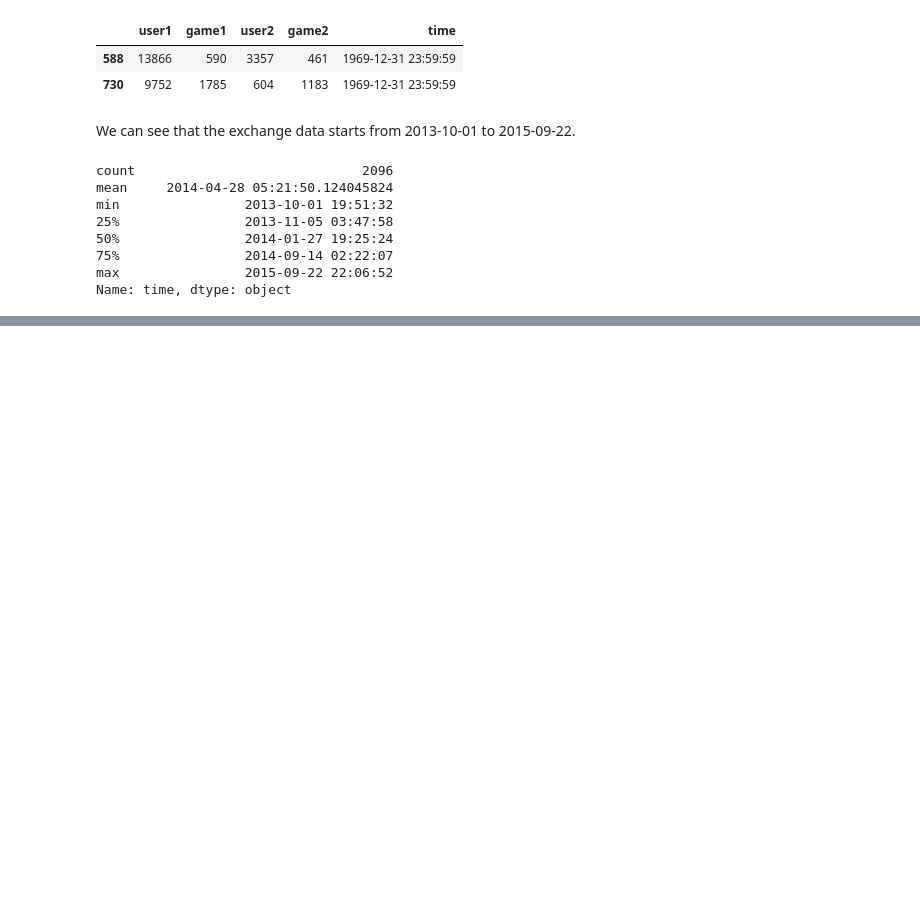
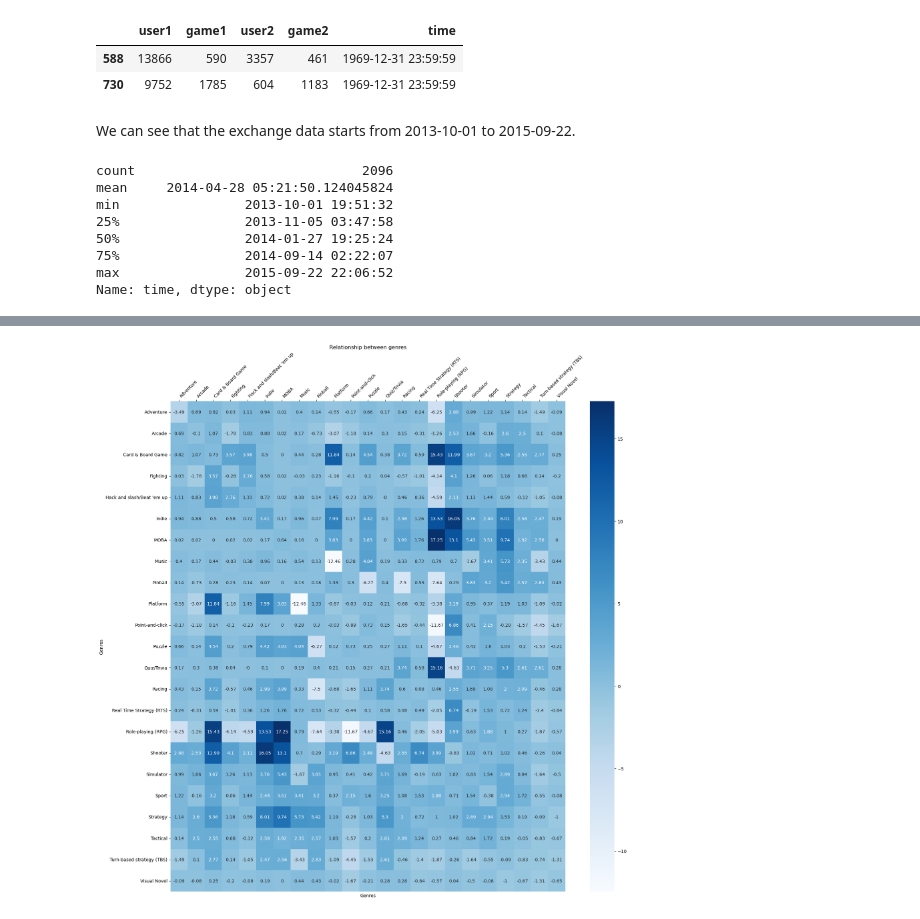
Before and after one commit to Jinyi-Liu/BZAN643-Project, a Jupyter notebook: 03_Exchange_Pattern.ipynb, the cells around one changed output, grey strips where cells are left out. Cells and saved outputs as stored; diff of their text form; code cells hidden in the pictures; blank space fills up the shorter version.

```diff
--- a/03_Exchange_Pattern.ipynb
+++ b/03_Exchange_Pattern.ipynb
@@ -124,0 +178,28 @@ plt.show()
+# %%
+relationship_confirmed = relationship_with_name(relationship_explode, genres_names)
+relationship_have_wish = relationship_with_name(have_wish_relationship, genres_names)
+
+genres_confirmed = relationship_confirmed.columns
+genres_have_wish = relationship_have_wish.columns
+
+# Expand the relationship_confirmed and relationship_have_wish to the same size
+relationship_confirmed = relationship_confirmed.reindex(index=relationship_have_wish.index, columns=relationship_have_wish.columns, fill_value=0)
+
+# Normalize the relationship_confirmed and relationship_have_wish, they are symmetric
+relationship_confirmed_norm = relationship_confirmed / relationship_confirmed.sum(axis=1)
+for i in range(relationship_confirmed_norm.shape[0]):
+    relationship_confirmed_norm.iloc[i,:] = relationship_confirmed_norm.iloc[:,i]
+relationship_confirmed_norm.fillna(0, inplace=True)
+
+relationship_have_wish_norm = relationship_have_wish / relationship_have_wish.sum(axis=1)
+for i in range(relationship_have_wish_norm.shape[0]):
+    relationship_have_wish_norm.iloc[i,:] = relationship_have_wish_norm.iloc[:,i]
+relationship_have_wish_norm.fillna(0, inplace=True)
+
+# Calculate the difference between relationship_confirmed and relationship_have_wish
+relationship_diff = relationship_have_wish_norm - relationship_confirmed_norm
+
+# Transform the dataframe to be better for plotting.
+relationship_diff_plot = relationship_diff.copy()
+relationship_diff_plot = 100 * relationship_diff_plot
+relationship_diff_plot = relationship_diff_plot.round(2)
@@ -124,0 +211,4 @@ plt.show()
+# %%
+plot_relationship(relationship_diff_plot, 'diff', processed=True)
+# %% [output]
+[figure, added]
```
Also changed, not shown: parts of 15 cells of this notebook, 6 other files.
